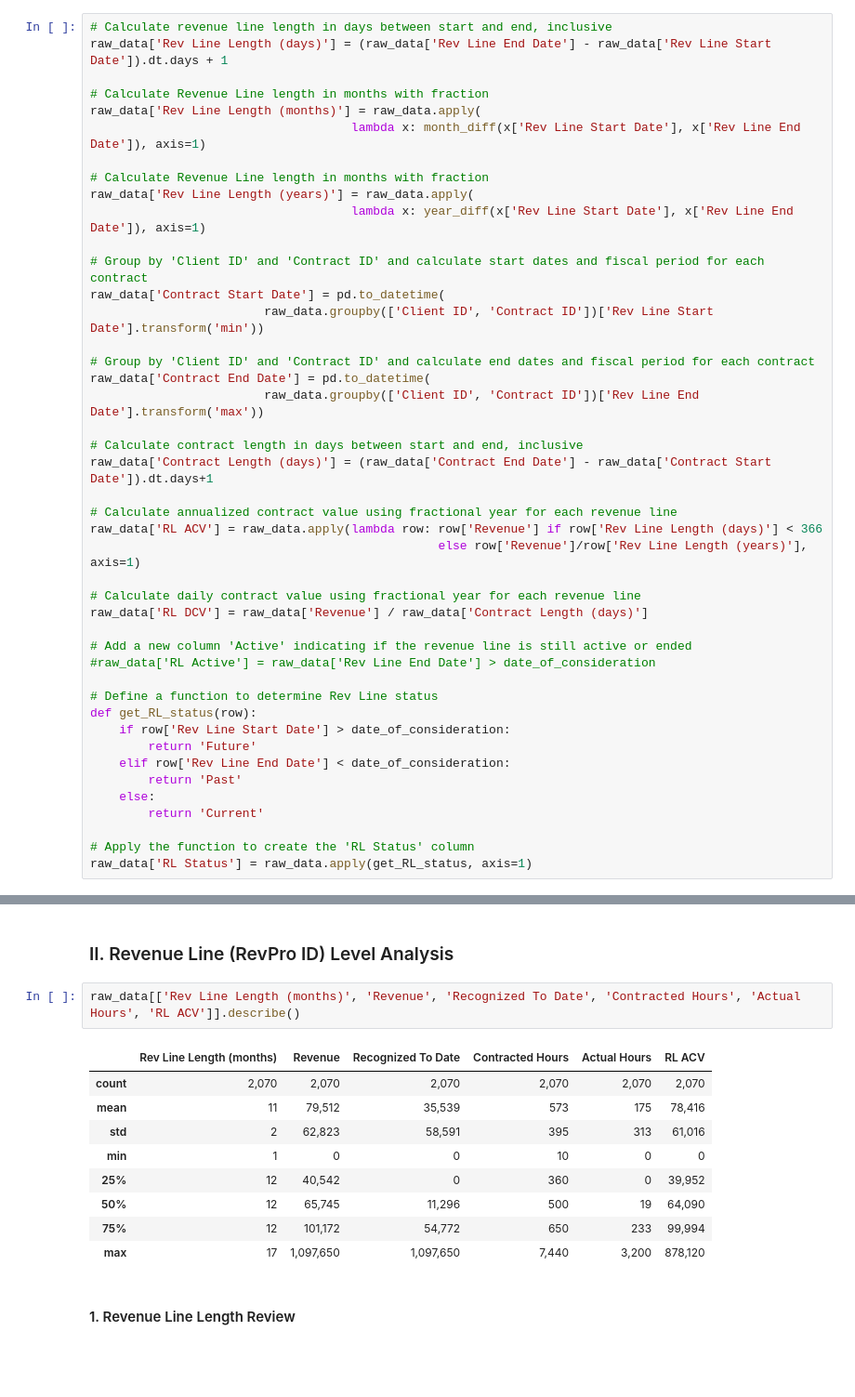
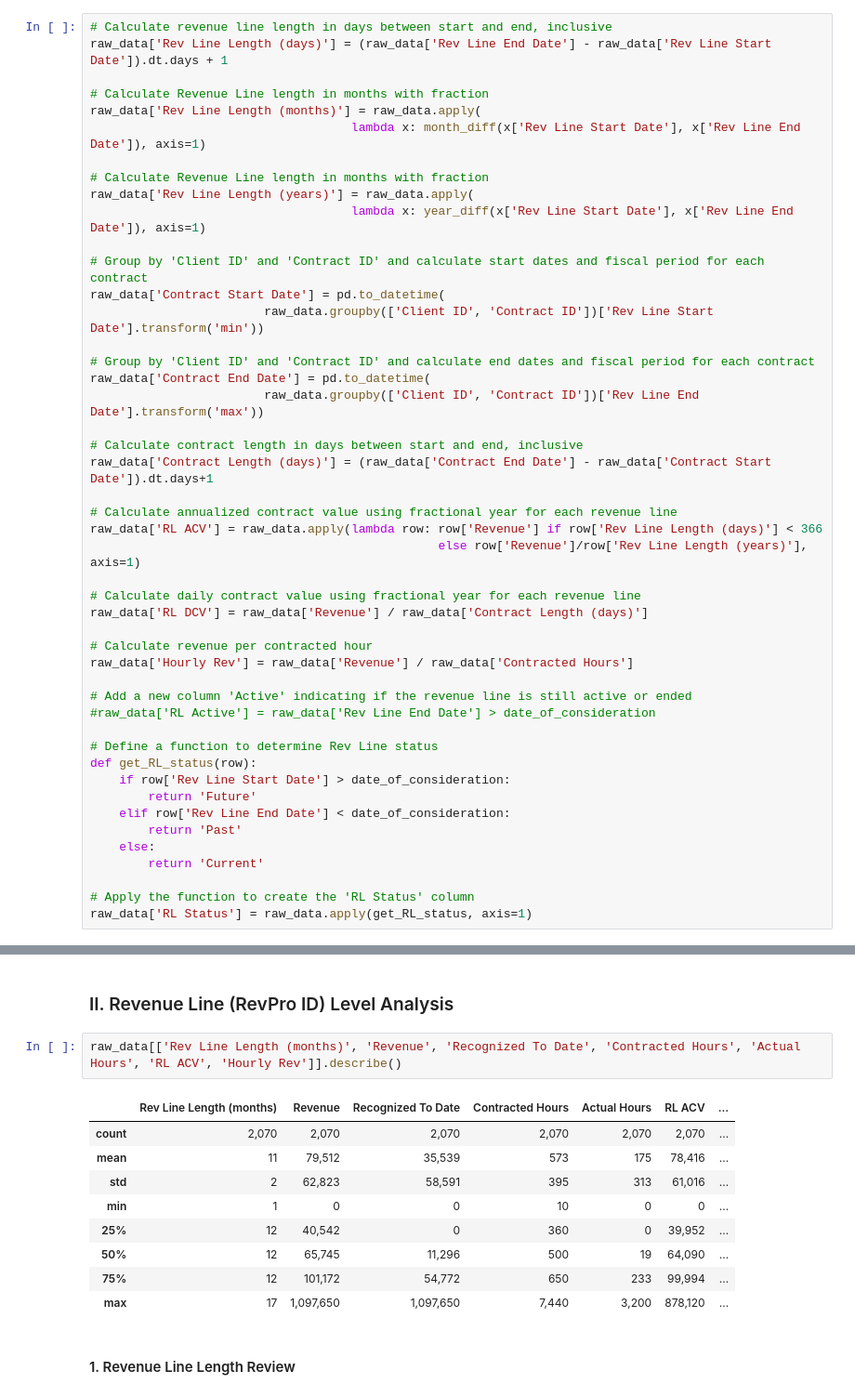
Before and after one commit to ExcellentBee/Analyze-Visualize-SaaS-Revenue-data, a Jupyter notebook: SaaS Top Line Analysis from Contract Data.ipynb, the cells around one changed output, grey strips where cells are left out. Shown at 93% size. Cells and saved outputs as stored; diff of their text form; blank space fills up the shorter version.

```diff
--- a/SaaS Top Line Analysis from Contract Data.ipynb
+++ b/SaaS Top Line Analysis from Contract Data.ipynb
@@ -161,6 +169,9 @@ raw_data['RL ACV'] = raw_data.apply(lambda row: row['Revenue'] if row['Rev Line
 # Calculate daily contract value using fractional year for each revenue line
 raw_data['RL DCV'] = raw_data['Revenue'] / raw_data['Contract Length (days)']
 
+# Calculate revenue per contracted hour
+raw_data['Hourly Rev'] = raw_data['Revenue'] / raw_data['Contracted Hours']
+
 # Add a new column 'Active' indicating if the revenue line is still active or ended
 #raw_data['RL Active'] = raw_data['Rev Line End Date'] > date_of_consideration
 
@@ -261,17 +273,17 @@ ARR_df.head(5)
 # %% [markdown]
 ### II. Revenue Line (RevPro ID) Level Analysis
 # %%
-raw_data[['Rev Line Length (months)', 'Revenue', 'Recognized To Date', 'Contracted Hours', 'Actual Hours', 'RL ACV']].describe()
+raw_data[['Rev Line Length (months)', 'Revenue', 'Recognized To Date', 'Contracted Hours', 'Actual Hours', 'RL ACV', 'Hourly Rev']].describe()
 # %% [output]
-|  | Rev Line Length (months) | Revenue | Recognized To Date | Contracted Hours | Actual Hours | RL ACV |
-| count | 2,070 | 2,070 | 2,070 | 2,070 | 2,070 | 2,070 |
-| mean | 11 | 79,512 | 35,539 | 573 | 175 | 78,416 |
-| std | 2 | 62,823 | 58,591 | 395 | 313 | 61,016 |
-| min | 1 | 0 | 0 | 10 | 0 | 0 |
-| 25% | 12 | 40,542 | 0 | 360 | 0 | 39,952 |
-| 50% | 12 | 65,745 | 11,296 | 500 | 19 | 64,090 |
-| 75% | 12 | 101,172 | 54,772 | 650 | 233 | 99,994 |
-| max | 17 | 1,097,650 | 1,097,650 | 7,440 | 3,200 | 878,120 |
+|  | Rev Line Length (months) | Revenue | Recognized To Date | Contracted Hours | Actual Hours | RL ACV | ... |
+| count | 2,070 | 2,070 | 2,070 | 2,070 | 2,070 | 2,070 | ... |
+| mean | 11 | 79,512 | 35,539 | 573 | 175 | 78,416 | ... |
+| std | 2 | 62,823 | 58,591 | 395 | 313 | 61,016 | ... |
+| min | 1 | 0 | 0 | 10 | 0 | 0 | ... |
+| 25% | 12 | 40,542 | 0 | 360 | 0 | 39,952 | ... |
+| 50% | 12 | 65,745 | 11,296 | 500 | 19 | 64,090 | ... |
+| 75% | 12 | 101,172 | 54,772 | 650 | 233 | 99,994 | ... |
+| max | 17 | 1,097,650 | 1,097,650 | 7,440 | 3,200 | 878,120 | ... |
 # %% [markdown]
 #### 1. Revenue Line Length Review
 # %%
```
Also changed, not shown: parts of 30 cells of this notebook.
